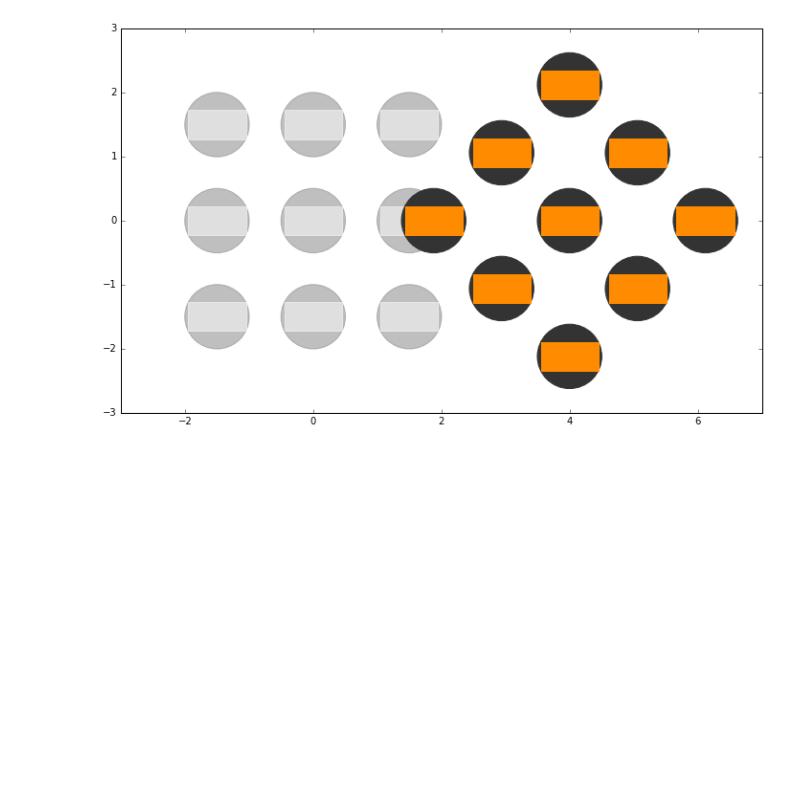
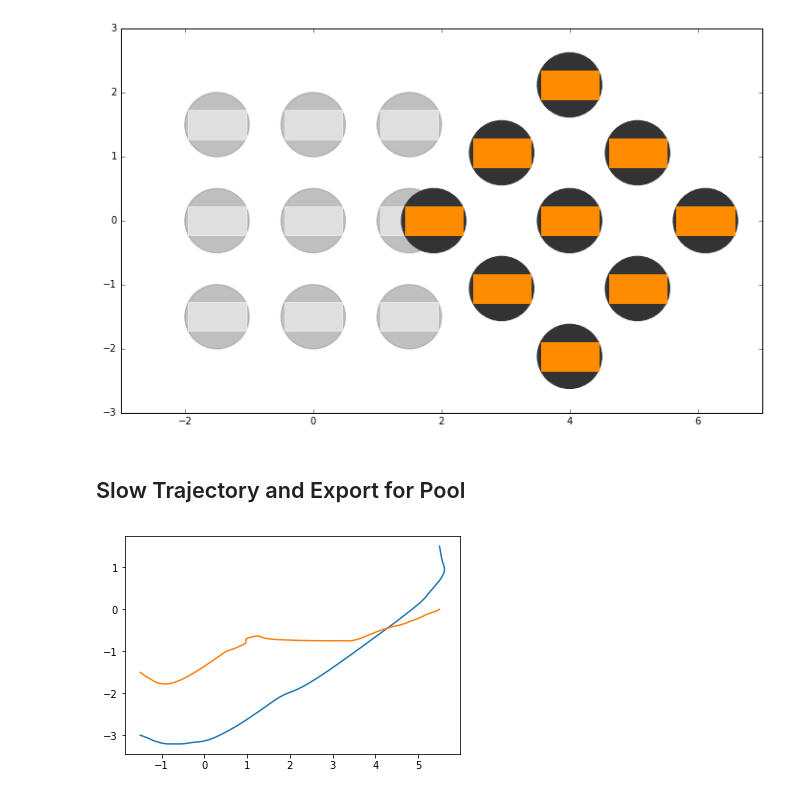
Before and after one commit to bgheneti/MultiboatTrajectoryOptimization, a Jupyter notebook: final_project_visualizations.ipynb, the cells around one changed output. Saved outputs shown, nothing was run; the diff lists cells and outputs as text; code cells hidden in the pictures; blank space fills up the shorter version.

```diff
--- a/final_project_visualizations.ipynb
+++ b/final_project_visualizations.ipynb
@@ -339,3 +350,13 @@ boat.plot_x0xN(experiment_states)
 x_shape = states_initialization.func_closure
 # %% [output]
 [figure]
+# %% [markdown]
+## Slow Trajectory and Export for Pool
+# %%
+plt.figure()
+exp = experiments_clearance['threeInputBoat'][init_keys[3]][6]
+plt.plot(exp['S'][0,:,0],exp['S'][0,:,1])
+plt.plot(exp['S'][1,:,0],exp['S'][1,:,1])
+plt.show()
+# %% [output]
+[figure, added]
```
Also changed, not shown: parts of 12 cells of this notebook, 25 other files.
